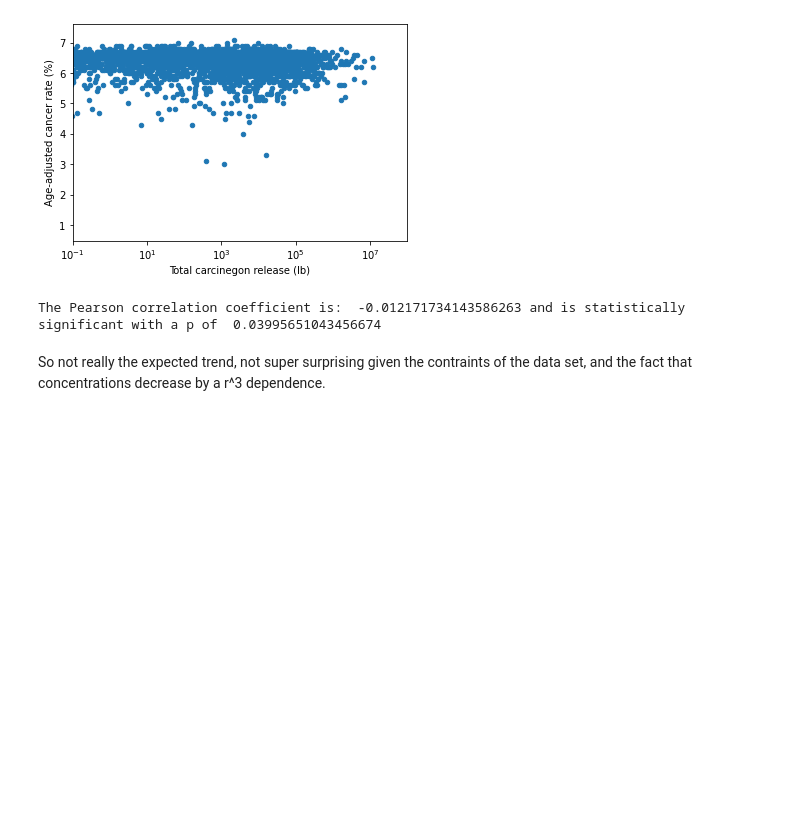
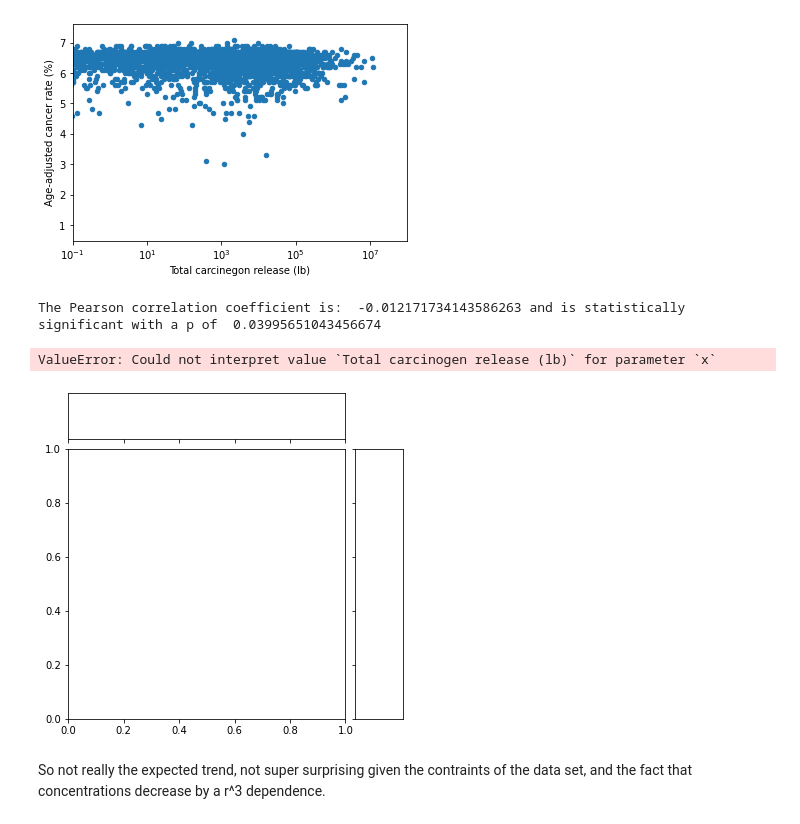
Before and after one commit to matthewueckermann/CISC367Final, a Jupyter notebook: messyNotebook.ipynb, the cells around one changed output. Cells and saved outputs as stored; diff of their text form; code cells hidden in the pictures; blank space fills up the shorter version.

```diff
--- a/messyNotebook.ipynb
+++ b/messyNotebook.ipynb
@@ -263,6 +263,14 @@ plt.xscale('log')
 print("The Pearson correlation coefficient is: ", r, "and is statistically significant with a p of ", p)
 # %% [output]
 The Pearson correlation coefficient is:  -0.012171734143586263 and is statistically significant with a p of  0.03995651043456674
+# %%
+g = sns.jointplot(data=combined_cancer, x="Total carcinogen release (lb)", y="Age-adjusted cancer rate (%)",xlim=(0.00001,100000000),kind='scatter')
+g.ax_joint.set_xscale('log')
+plt.show()
+# I like these in general, but too cluttered.
+# %% [output]
+ValueError: Could not interpret value `Total carcinogen release (lb)` for parameter `x`
+[figure, added]
 # %% [markdown]
 So not really the expected trend, not super surprising given the contraints of the data set, and the fact that concentrations decrease by a r^3 dependence.
 # %% [markdown]
```
Also changed, not shown: parts of 20 cells of this notebook, 4 other files.
